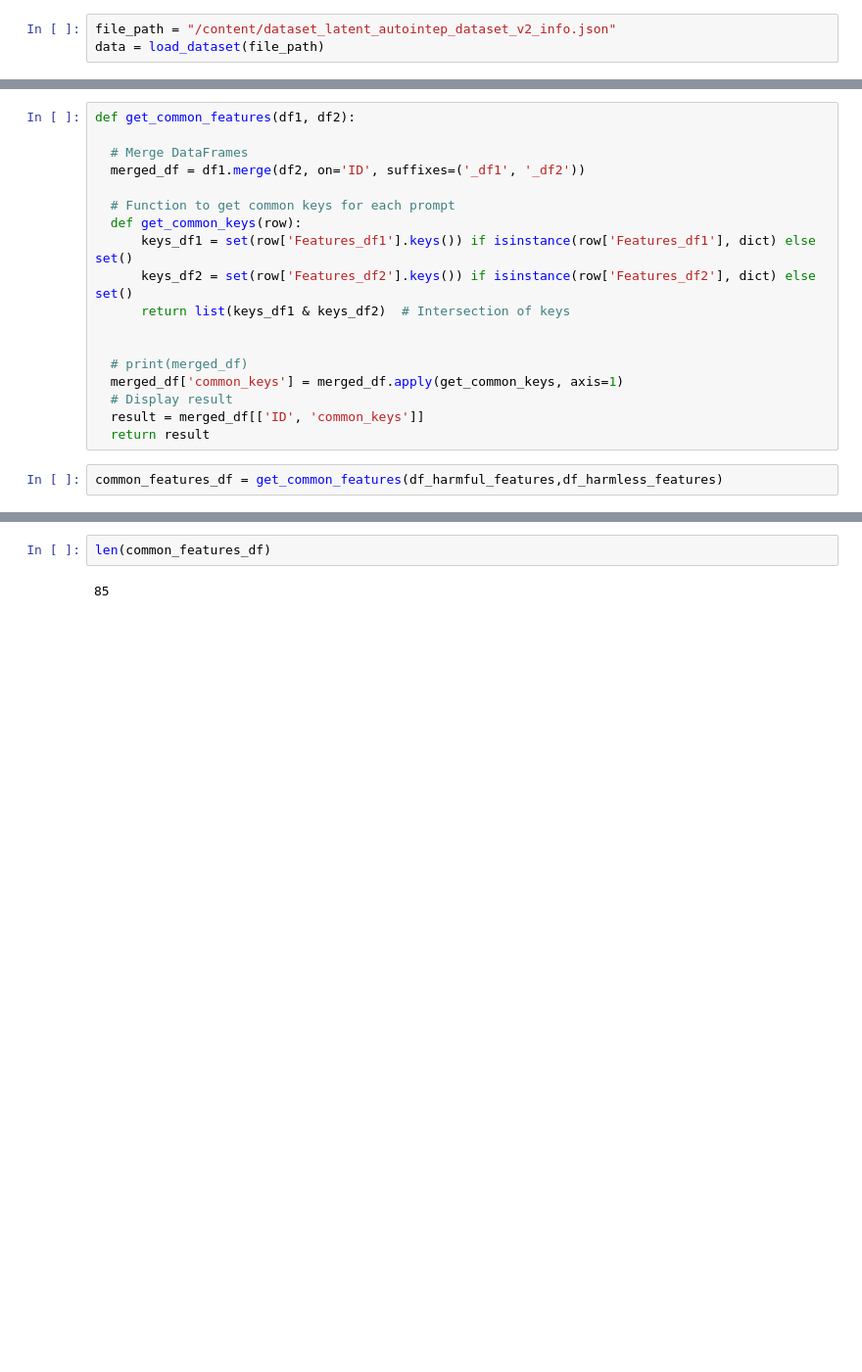
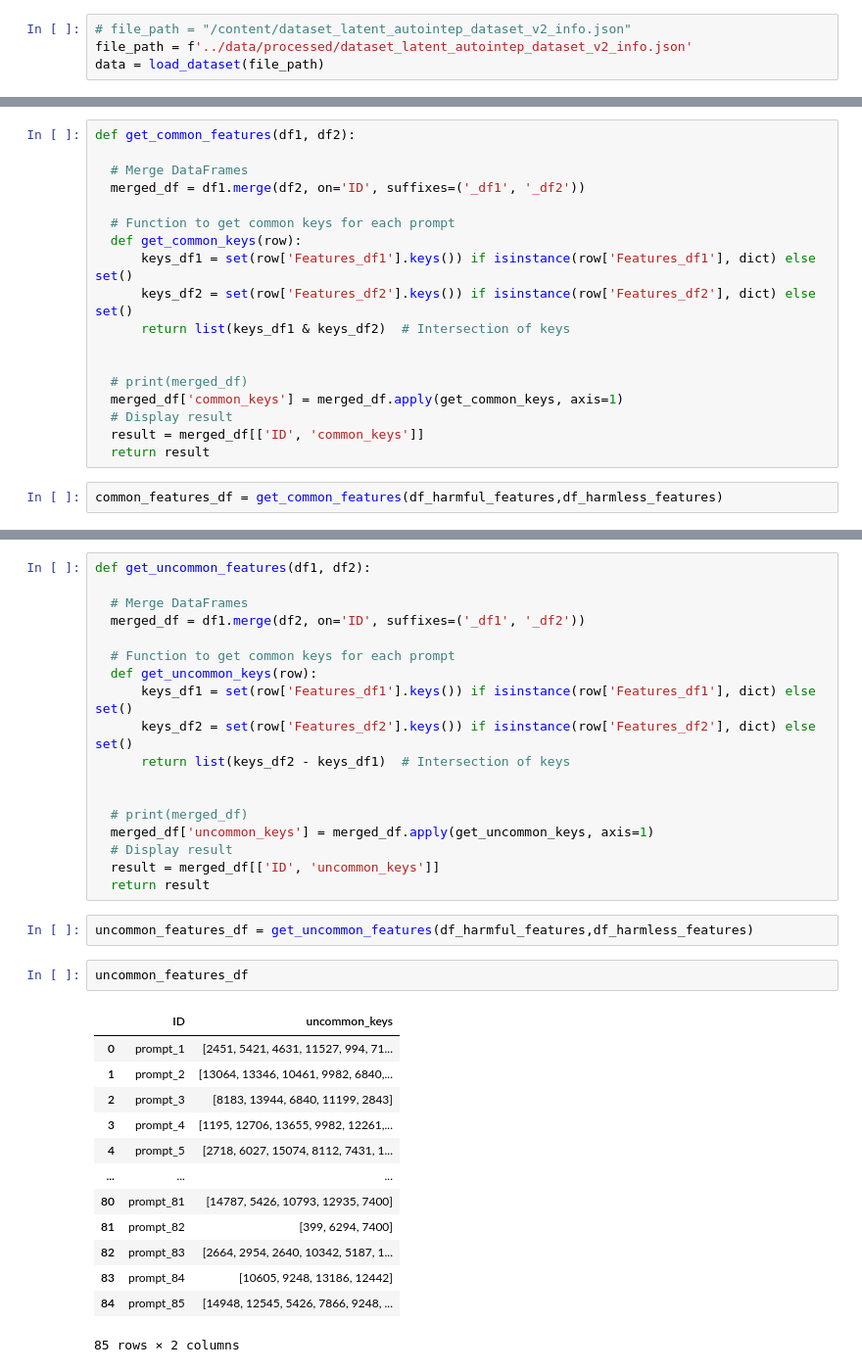
Before and after one commit to kvamsi7/vads-prevalent-safety-llm, a Jupyter notebook: notebooks/Phase_2_Latent_Filter.ipynb, the cells around one changed output, grey strips where cells are left out. Shown: that part at 98% size. Saved outputs shown, nothing was run; the diff lists cells and outputs as text; blank space fills up the shorter version.

```diff
--- a/notebooks/Phase_2_Latent_Filter.ipynb
+++ b/notebooks/Phase_2_Latent_Filter.ipynb
@@ -27,7 +27,8 @@ def extract_latent_features(data):
     prompts_data[prompt_id] = features_list
   return prompts_data
 # %%
-file_path = "/content/dataset_latent_autointep_dataset_v2_info.json"
+# file_path = "/content/dataset_latent_autointep_dataset_v2_info.json"
+file_path = f'../data/processed/dataset_latent_autointep_dataset_v2_info.json'
 data = load_dataset(file_path)
 # %%
 prompt_features = extract_latent_features(data)
@@ -69,4 +77,36 @@ common_features_df.to_csv('common_features.csv', index=False)
-# %%
-len(common_features_df)
-# %% [output]
-85
+# %%
+def get_uncommon_features(df1, df2):
+
+  # Merge DataFrames
+  merged_df = df1.merge(df2, on='ID', suffixes=('_df1', '_df2'))
+
+  # Function to get common keys for each prompt
+  def get_uncommon_keys(row):
+      keys_df1 = set(row['Features_df1'].keys()) if isinstance(row['Features_df1'], dict) else set()
+      keys_df2 = set(row['Features_df2'].keys()) if isinstance(row['Features_df2'], dict) else set()
+      return list(keys_df2 - keys_df1)  # Intersection of keys
+
+
+  # print(merged_df)
+  merged_df['uncommon_keys'] = merged_df.apply(get_uncommon_keys, axis=1)
+  # Display result
+  result = merged_df[['ID', 'uncommon_keys']]
+  return result
+# %%
+uncommon_features_df = get_uncommon_features(df_harmful_features,df_harmless_features)
+# %%
+uncommon_features_df
+# %% [output]
+|  | ID | uncommon_keys |
+| 0 | prompt_1 | [2451, 5421, 4631, 11527, 994, 71... |
+| 1 | prompt_2 | [13064, 13346, 10461, 9982, 6840,... |
+| 2 | prompt_3 | [8183, 13944, 6840, 11199, 2843] |
+| 3 | prompt_4 | [1195, 12706, 13655, 9982, 12261,... |
+| 4 | prompt_5 | [2718, 6027, 15074, 8112, 7431, 1... |
+| ... | ... | ... |
+| 80 | prompt_81 | [14787, 5426, 10793, 12935, 7400] |
+| 81 | prompt_82 | [399, 6294, 7400] |
+| 82 | prompt_83 | [2664, 2954, 2640, 10342, 5187, 1... |
+| 83 | prompt_84 | [10605, 9248, 13186, 12442] |
+| 84 | prompt_85 | [14948, 12545, 5426, 7866, 9248, ... |
+85 rows × 2 columns
```
Also changed, not shown: parts of 14 cells of this notebook, 1 other file.
